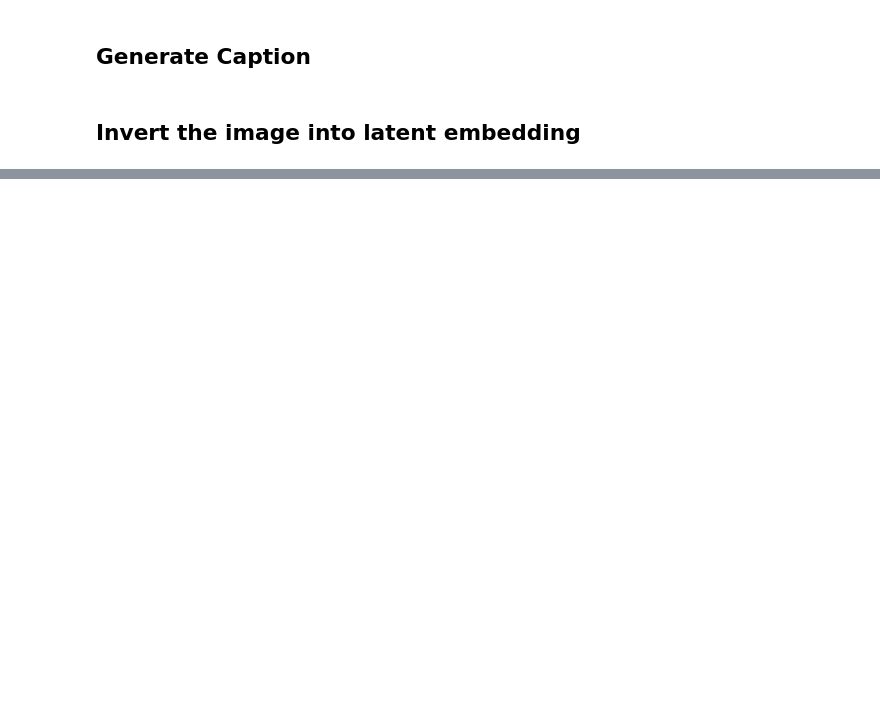
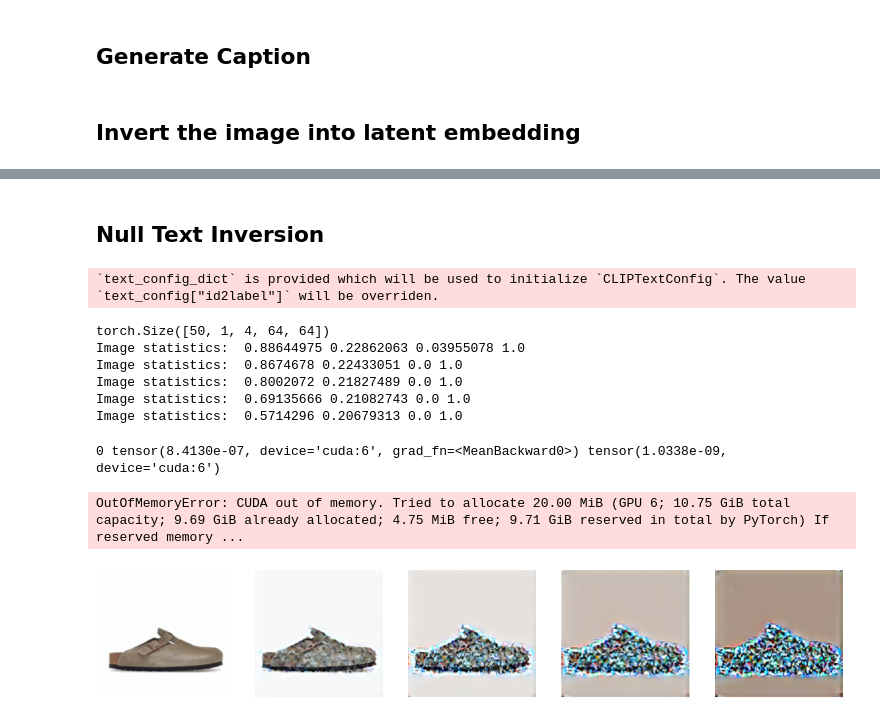
Before and after one commit to adham-elarabawy/diffusion-view, a Jupyter notebook: playground.ipynb, the cells around one changed output, grey strips where cells are left out. Cells and saved outputs as stored; diff of their text form; code cells hidden in the pictures; blank space fills up the shorter version.

Commit message:
Implemented null text inversion

```diff
--- a/playground.ipynb
+++ b/playground.ipynb
@@ -11,3 +9,9 @@ base_img = Image.open("../../data/tmp/concept_bmw.jpeg")
+# %%
+# base_img = Image.open("../../data/tmp/concept_bmw.jpeg")
+base_img = Image.open("../../data/birk/0.png").convert("RGB")
+num_steps = 100
+# model_id = "stabilityai/stable-diffusion-2"
+model_id = "CompVis/stable-diffusion-v1-4"
 # %% [markdown]
 ## Captioning Model
 # %%
@@ -51,0 +85,2 @@ img_grid([base_img, recon_image], 2, 1)
+# %% [markdown]
+## Null Text Inversion
@@ -51,0 +223,62 @@ img_grid([base_img, recon_image], 2, 1)
+# %%
+from pathlib import Path
+from diffusers import StableDiffusionPipeline
+from diffusers.schedulers import DDIMScheduler
+from PIL import Image
+from matplotlib import pyplot as plt
+
+project_name = "test"
+Path(f"./results/{project_name}").mkdir(parents=True, exist_ok=True)
+device = "cuda:6"
+
+model_id_or_path = "runwayml/stable-diffusion-v1-5"
+scheduler = DDIMScheduler.from_config(model_id_or_path, subfolder="scheduler")
+SD_pipe = StableDiffusionPipeline.from_pretrained(model_id_or_path, scheduler=scheduler).to(device)
+
+og_image = Image.open("../../data/birk/0.png").resize((512, 512))
+source_prompt = ""
+T = 50
+generator = torch.Generator(device=device)
+init_trajectory = ddim_inversion(SD_pipe, source_prompt, og_image, T, generator)
+print(init_trajectory.shape)
+torch.save(init_trajectory, f"./results/{project_name}/init_trajectory.pt")
+
+plt.figure(figsize=(20, 8))
+with torch.autocast("cuda"):
+    for i, traj in enumerate(init_trajectory[::10]):
+        plt.subplot(1, (T // 10) + 1, i + 1)
+        plt.imshow(show_lat(traj.to(device), SD_pipe))
+        plt.axis("off")
+plt.savefig(f"./results/{project_name}/trajectories.png")
+
+with torch.inference_mode(), torch.autocast("cuda"):
+    z_T = init_trajectory[-1].to(device)
+    im = SD_pipe(prompt=source_prompt, latents=z_T, generator=generator)
+    im[0][0].save(f"./results/{project_name}/DDIM_reconstruction.png")
+
+# test
+
+# model_id_or_path = "runwayml/stable-diffusion-v1-5"
+# scheduler = DDIMScheduler.from_config(model_id_or_path, subfolder="scheduler")
+# SD_pipe = StableDiffusionPipeline.from_pretrained(model_id_or_path,scheduler=scheduler).to("cuda")
+
+# T = 50
+
+source_prompt = ""
+init_trajectory = torch.load(f"./results/{project_name}/init_trajectory.pt")
+generator = torch.Generator(device=device)
+z_T, null_embeddings = null_text_inversion(SD_pipe, init_trajectory, source_prompt,
+                                            guidance_scale=7.5, generator=generator)
+
+torch.save(null_embeddings, f"./results/{project_name}/nulls.pt")
+# %% [output]
+`text_config_dict` is provided which will be used to initialize `CLIPTextConfig`. The value `text_config["id2label"]` will be overriden.
+torch.Size([50, 1, 4, 64, 64])
+Image statistics:  0.88644975 0.22862063 0.03955078 1.0
+Image statistics:  0.8674678 0.22433051 0.0 1.0
+Image statistics:  0.8002072 0.21827489 0.0 1.0
+Image statistics:  0.69135666 0.21082743 0.0 1.0
+Image statistics:  0.5714296 0.20679313 0.0 1.0
+0 tensor(8.4130e-07, device='cuda:6', grad_fn=<MeanBackward0>) tensor(1.0338e-09, device='cuda:6')
+OutOfMemoryError: CUDA out of memory. Tried to allocate 20.00 MiB (GPU 6; 10.75 GiB total capacity; 9.69 GiB already allocated; 4.75 MiB free; 9.71 GiB reserved in total by PyTorch) If reserved memory ...
+[figure, added]
```
Also changed, not shown: parts of 10 cells of this notebook, 8 other files.
